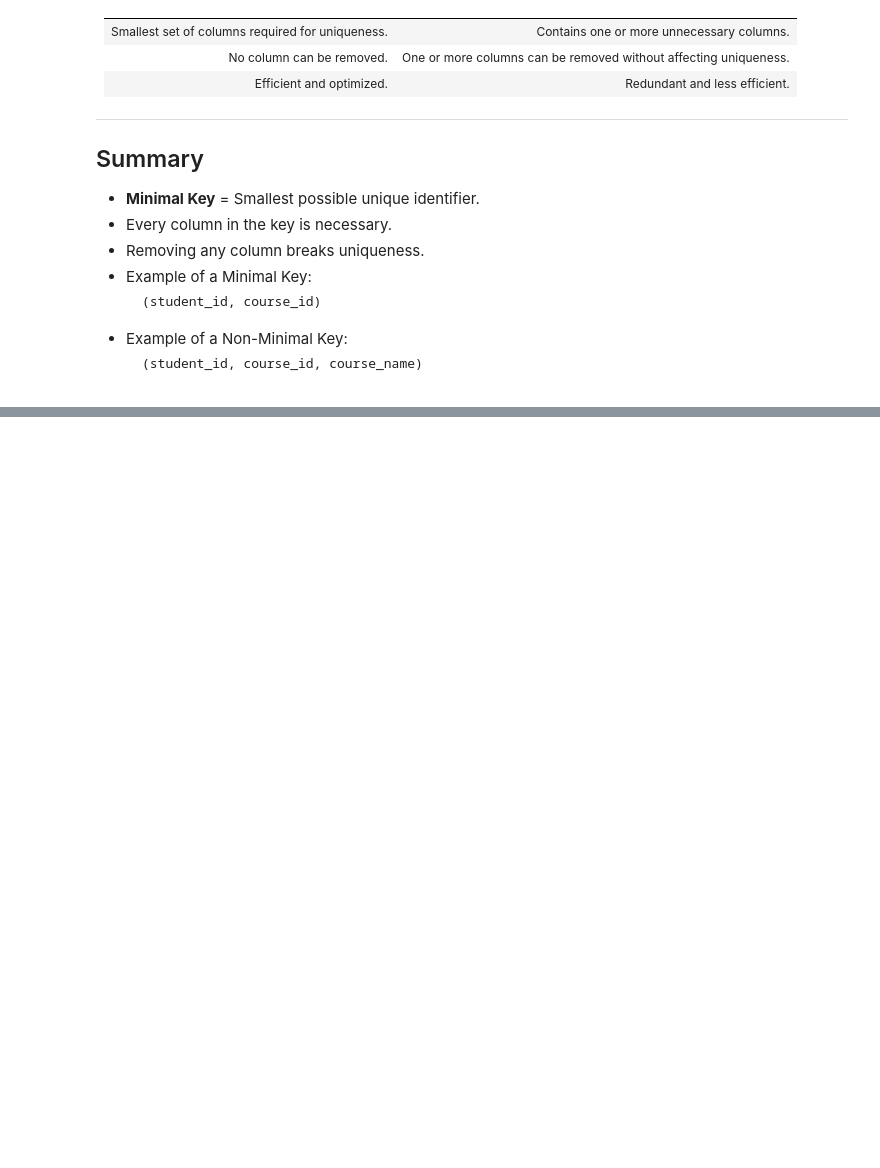
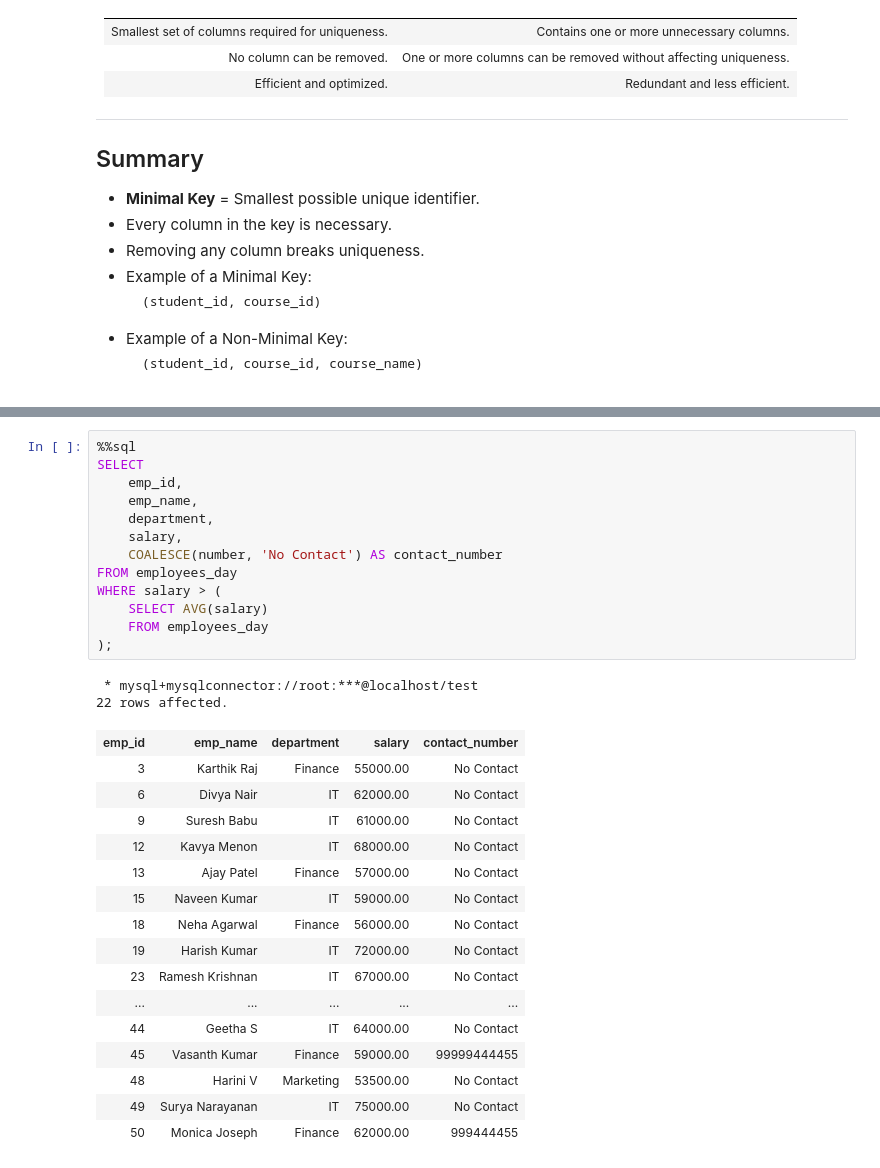
Before and after one commit to karthikeyanm-dev/DE-SQL, a Jupyter notebook: DE-With-Def.ipynb, the cells around one changed output, grey strips where cells are left out. Saved outputs shown, nothing was run; the diff lists cells and outputs as text; blank space fills up the shorter version.

```diff
--- a/DE-With-Def.ipynb
+++ b/DE-With-Def.ipynb
@@ -2805,0 +7562,32 @@ is a **Non-Minimal Key** because it contains an extra column.
+# %%
+%%sql
+SELECT
+    emp_id,
+    emp_name,
+    department,
+    salary,
+    COALESCE(number, 'No Contact') AS contact_number
+FROM employees_day
+WHERE salary > (
+    SELECT AVG(salary)
+    FROM employees_day
+);
+# %% [output]
+ * mysql+mysqlconnector://root:***@localhost/test
+22 rows affected.
+| emp_id | emp_name | department | salary | contact_number |
+| 3 | Karthik Raj | Finance | 55000.00 | No Contact |
+| 6 | Divya Nair | IT | 62000.00 | No Contact |
+| 9 | Suresh Babu | IT | 61000.00 | No Contact |
+| 12 | Kavya Menon | IT | 68000.00 | No Contact |
+| 13 | Ajay Patel | Finance | 57000.00 | No Contact |
+| 15 | Naveen Kumar | IT | 59000.00 | No Contact |
+| 18 | Neha Agarwal | Finance | 56000.00 | No Contact |
+| 19 | Harish Kumar | IT | 72000.00 | No Contact |
+| 23 | Ramesh Krishnan | IT | 67000.00 | No Contact |
+| ... | ... | ... | ... | ... |
+| 44 | Geetha S | IT | 64000.00 | No Contact |
+| 45 | Vasanth Kumar | Finance | 59000.00 | 99999444455 |
+| 48 | Harini V | Marketing | 53500.00 | No Contact |
+| 49 | Surya Narayanan | IT | 75000.00 | No Contact |
+| 50 | Monica Joseph | Finance | 62000.00 | 999444455 |
```
Also changed, not shown: parts of 109 cells of this notebook.
